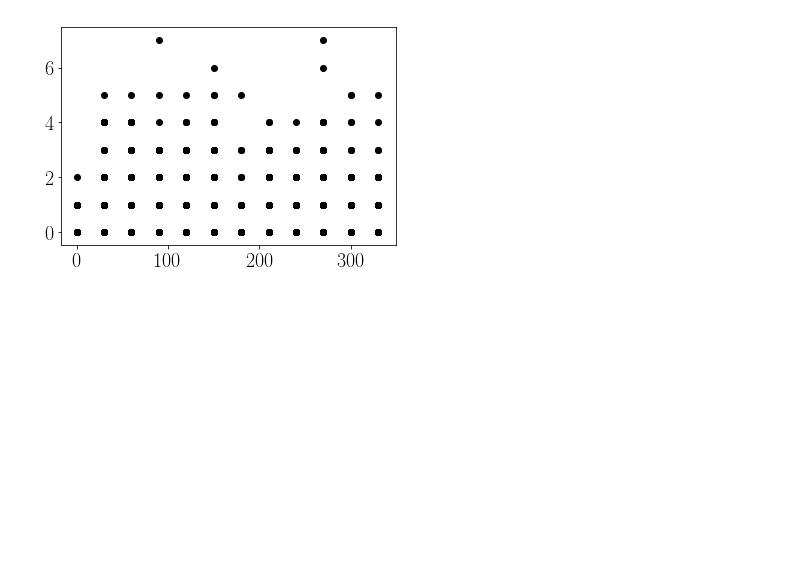
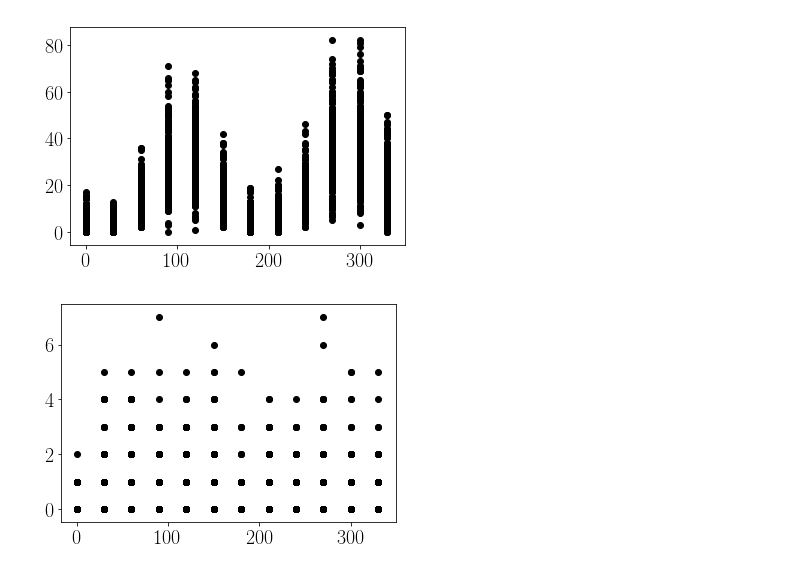
Before and after one commit to BouchardLab/neuropacks, a Jupyter notebook: pvc-11/examine_dataset.ipynb, the cells around one changed output. Saved outputs shown, nothing was run; the diff lists cells and outputs as text; code cells hidden in the pictures; blank space fills up the shorter version.

```diff
--- a/pvc-11/examine_dataset.ipynb
+++ b/pvc-11/examine_dataset.ipynb
@@ -23,6 +23,10 @@ def plot_tuning_curve(neuron):
     stims = np.linspace(0, 330, 12)
     for stim_idx, stim in enumerate(stims):
         plt.scatter(stim * np.ones(n_trials), spike_counts[neuron, stim_idx, :], color='k')
+# %%
+plot_tuning_curve(1)
+# %% [output]
+[figure, added]
 # %%
 plot_tuning_curve(10)
 # %% [output]
```
Also changed, not shown: parts of 4 cells of this notebook, 2 other files.
